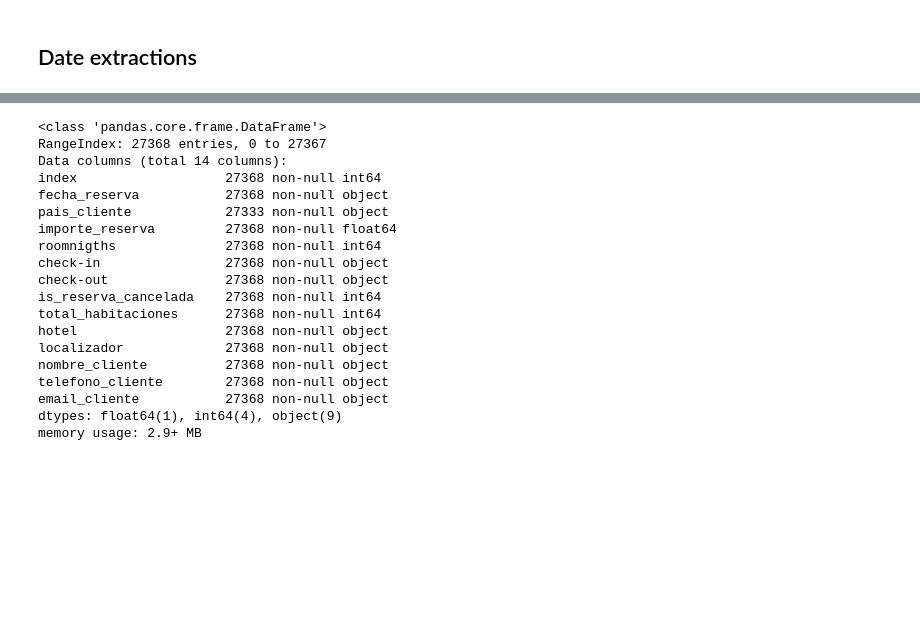
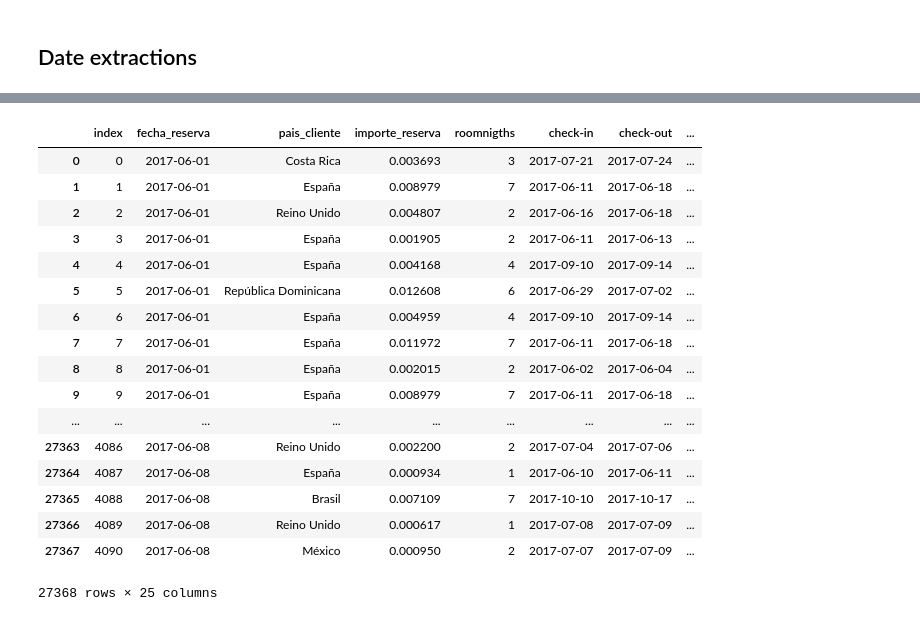
Before and after one commit to truelearning/hackathon-barcelo, a Jupyter notebook: Feature Engineering and Selection.ipynb, the cells around one changed output, grey strips where cells are left out. Cells and saved outputs as stored; diff of their text form; code cells hidden in the pictures; blank space fills up the shorter version.

```diff
--- a/Feature Engineering and Selection.ipynb
+++ b/Feature Engineering and Selection.ipynb
@@ -1,13 +1,26 @@
 # %% [markdown]
 # Feature engineering & selection
-# %%
-import pandas as pd
-
-TRAINING_SET_FILE = 'data/training_set.csv'
-
-ori = pd.read_csv(TRAINING_SET_FILE, sep=';')
-ori.T
-df = ori
+# %%
+import pandas as pd
+
+TRAINING_SET_FILE = 'data/training_set.csv'
+
+df = pd.read_csv(TRAINING_SET_FILE, sep=';')
+df.T
+df = ori
+
+df['fecha_reserva_weekday'] = df.fecha_reserva.dt.weekday
+df['fecha_reserva_day'] = df.fecha_reserva.dt.day
+
+df['checkin_weekday'] = df['check-in'].dt.weekday
+df['checkin_month'] = df['check-in'].dt.month
+df['checkin_day'] = df['check-in'].dt.day
+
+df['checkout_weekday'] = df['check-out'].dt.weekday
+df['checkout_month'] = df['check-out'].dt.month
+df['checkout_day'] = df['check-in'].dt.day
+
+ori = df
 # %%
 
 # convertimos a datetimes
@@ -75,22 +76,21 @@ pd.get_dummies(df.fecha_reserva)
 # %%
-ori.info()
+ori
 # %% [output]
+|  | index | fecha_reserva | pais_cliente | importe_reserva | roomnigths | check-in | check-out | ... |
+| 0 | 0 | 2017-06-01 | Costa Rica | 0.003693 | 3 | 2017-07-21 | 2017-07-24 | ... |
+| 1 | 1 | 2017-06-01 | España | 0.008979 | 7 | 2017-06-11 | 2017-06-18 | ... |
+| 2 | 2 | 2017-06-01 | Reino Unido | 0.004807 | 2 | 2017-06-16 | 2017-06-18 | ... |
+| 3 | 3 | 2017-06-01 | España | 0.001905 | 2 | 2017-06-11 | 2017-06-13 | ... |
+| 4 | 4 | 2017-06-01 | España | 0.004168 | 4 | 2017-09-10 | 2017-09-14 | ... |
+| 5 | 5 | 2017-06-01 | República Dominicana | 0.012608 | 6 | 2017-06-29 | 2017-07-02 | ... |
+| 6 | 6 | 2017-06-01 | España | 0.004959 | 4 | 2017-09-10 | 2017-09-14 | ... |
+| 7 | 7 | 2017-06-01 | España | 0.011972 | 7 | 2017-06-11 | 2017-06-18 | ... |
+| 8 | 8 | 2017-06-01 | España | 0.002015 | 2 | 2017-06-02 | 2017-06-04 | ... |
+| 9 | 9 | 2017-06-01 | España | 0.008979 | 7 | 2017-06-11 | 2017-06-18 | ... |
+| ... | ... | ... | ... | ... | ... | ... | ... | ... |
+| 27363 | 4086 | 2017-06-08 | Reino Unido | 0.002200 | 2 | 2017-07-04 | 2017-07-06 | ... |
+| 27364 | 4087 | 2017-06-08 | España | 0.000934 | 1 | 2017-06-10 | 2017-06-11 | ... |
+| 27365 | 4088 | 2017-06-08 | Brasil | 0.007109 | 7 | 2017-10-10 | 2017-10-17 | ... |
+| 27366 | 4089 | 2017-06-08 | Reino Unido | 0.000617 | 1 | 2017-07-08 | 2017-07-09 | ... |
+| 27367 | 4090 | 2017-06-08 | México | 0.000950 | 2 | 2017-07-07 | 2017-07-09 | ... |
-<class 'pandas.core.frame.DataFrame'>
-RangeIndex: 27368 entries, 0 to 27367
-Data columns (total 14 columns):
-index                   27368 non-null int64
-fecha_reserva           27368 non-null object
-pais_cliente            27333 non-null object
-importe_reserva         27368 non-null float64
-roomnigths              27368 non-null int64
-check-in                27368 non-null object
-check-out               27368 non-null object
-is_reserva_cancelada    27368 non-null int64
-total_habitaciones      27368 non-null int64
-hotel                   27368 non-null object
-localizador             27368 non-null object
-nombre_cliente          27368 non-null object
-telefono_cliente        27368 non-null object
-email_cliente           27368 non-null object
-dtypes: float64(1), int64(4), object(9)
-memory usage: 2.9+ MB
+27368 rows × 25 columns
```
Also changed, not shown: parts of 3 cells of this notebook.
